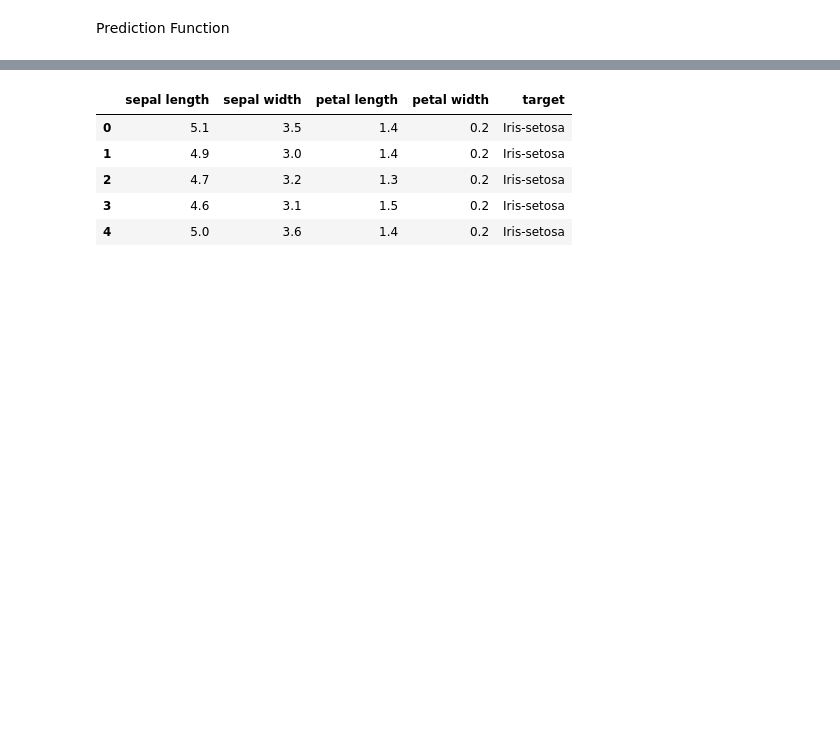
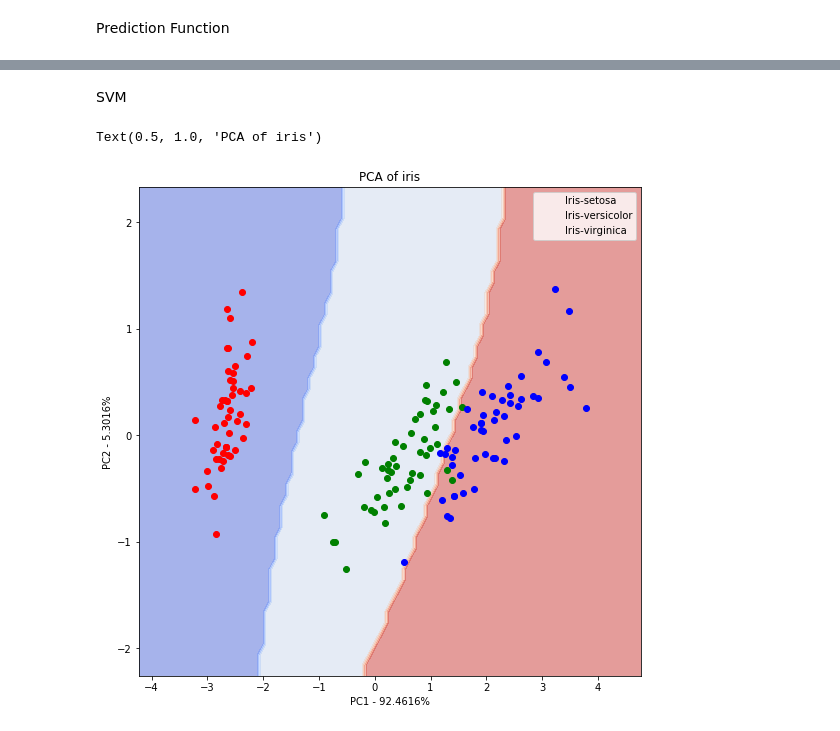
Before and after one commit to adamy03/SUM2020, a Jupyter notebook: PCA_IRIS.ipynb, the cells around one changed output, grey strips where cells are left out. Drawn from its saved outputs; the diff is of its cells as text; code cells hidden in the pictures; blank space fills up the shorter version.

```diff
--- a/PCA_IRIS.ipynb
+++ b/PCA_IRIS.ipynb
@@ -106,9 +104,45 @@ def predict_flower(sepal_len, sepal_wid, petal_len, petal_wid):
-# %%
-iris.head()
-# %% [output]
-|  | sepal length | sepal width | petal length | petal width | target |
-| 0 | 5.1 | 3.5 | 1.4 | 0.2 | Iris-setosa |
-| 1 | 4.9 | 3.0 | 1.4 | 0.2 | Iris-setosa |
-| 2 | 4.7 | 3.2 | 1.3 | 0.2 | Iris-setosa |
-| 3 | 4.6 | 3.1 | 1.5 | 0.2 | Iris-setosa |
-| 4 | 5.0 | 3.6 | 1.4 | 0.2 | Iris-setosa |
+# %% [markdown]
+SVM
+# %%
+svm_data = iris_pca[['PC1','PC2']]
+x = iris_pca.PC1
+y = iris_pca.PC2
+t = iris_pca.target
+iris_SVM = svm.SVC(kernel='rbf', C=1)
+iris_SVM = iris_SVM.fit(svm_data, t)
+
+x_min, x_max = x.min() - 1, x.max() + 1
+y_min, y_max = y.min() - 1, y.max() + 1
+xx, yy = np.meshgrid(np.arange(x_min, x_max, .1), np.arange(y_min, y_max, .1))
+
+Z = iris_SVM.predict(np.c_[xx.ravel(), yy.ravel()])
+Z = Z.tolist()
+
+for i, name in enumerate(Z):
+    species = {
+        'Iris-setosa' : 0,
+        'Iris-versicolor' : 1,
+        'Iris-virginica' : 2,
+    }
+    Z[i] = species[name]
+
+Z = np.array(Z).reshape(xx.shape)
+
+plt.figure(figsize=(9,9))
+
+plt.contourf(xx, yy, Z, cmap=plt.cm.coolwarm, alpha=0.5)
+
+species = ['Iris-setosa', 'Iris-versicolor', 'Iris-virginica']
+color = ['r','g','b']
+
+for target, color in zip(species,color):
+    spec = iris_pca.target == target
+    plt.scatter(iris_pca.loc[spec, 'PC1'], iris_pca.loc[spec, 'PC2'], c = color)
+
+plt.legend(species)
+plt.xlabel('PC1 - ' + str(pca_vari[0]) + '%')
+plt.ylabel('PC2 - ' + str(pca_vari[1]) + '%')
+plt.title('PCA of iris')
+# %% [output]
+Text(0.5, 1.0, 'PCA of iris')
+[figure, added]
```
Also changed, not shown: parts of 6 cells of this notebook.
